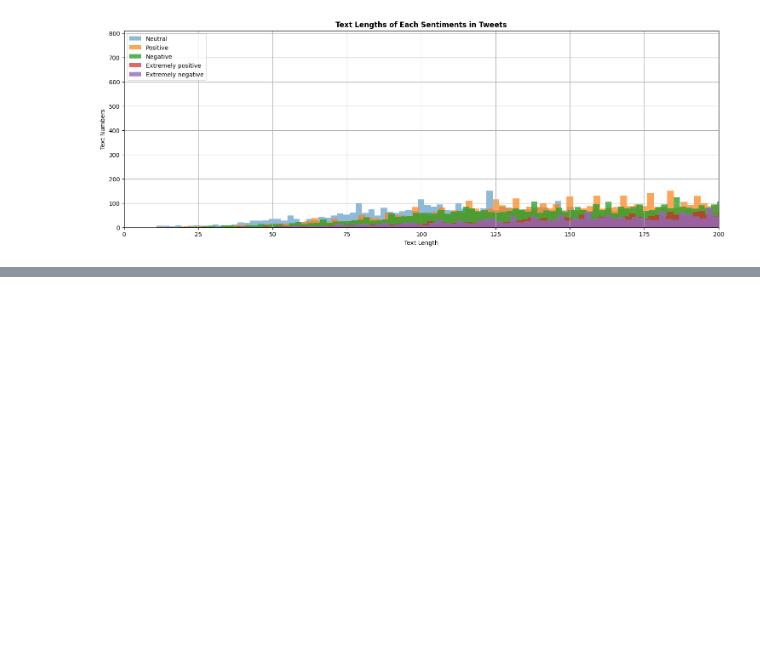
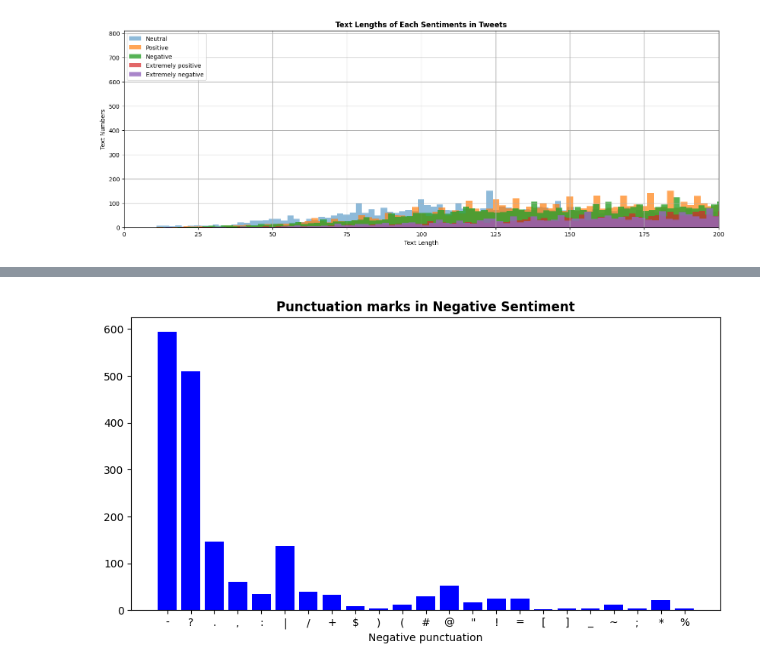
Before and after one commit to SachinYallapurkar/Coronavirus_Tweet_Sentiment_Analysis, a Jupyter notebook: Untitled15.ipynb, the cells around one changed output, grey strips where cells are left out. Drawn from its saved outputs; the diff is of its cells as text; code cells hidden in the pictures; blank space fills up the shorter version.

```diff
--- a/Untitled15.ipynb
+++ b/Untitled15.ipynb
@@ -434,0 +526,22 @@ plt.show()
+# %%
+# Creating the collection for each sentiment having different punctuation marks for "Negative Sentiment"
+corpus=create_corpus("Negative")
+
+dic=defaultdict(int)
+import string
+special = string.punctuation
+for i in (corpus):
+    if i in special:
+        dic[i]+=1
+
+x,y=zip(*dic.items())
+
+# Plot No - 11
+# Plotting the required dataset
+plt.figure(figsize=(10,5))
+plt.bar(x,y, color='blue')
+plt.xlabel('Negative punctuation')
+plt.title('Punctuation marks in Negative Sentiment',fontweight ='bold')
+plt.show()
+# %% [output]
+[figure, added]
```
Also changed, not shown: parts of 14 cells of this notebook.
